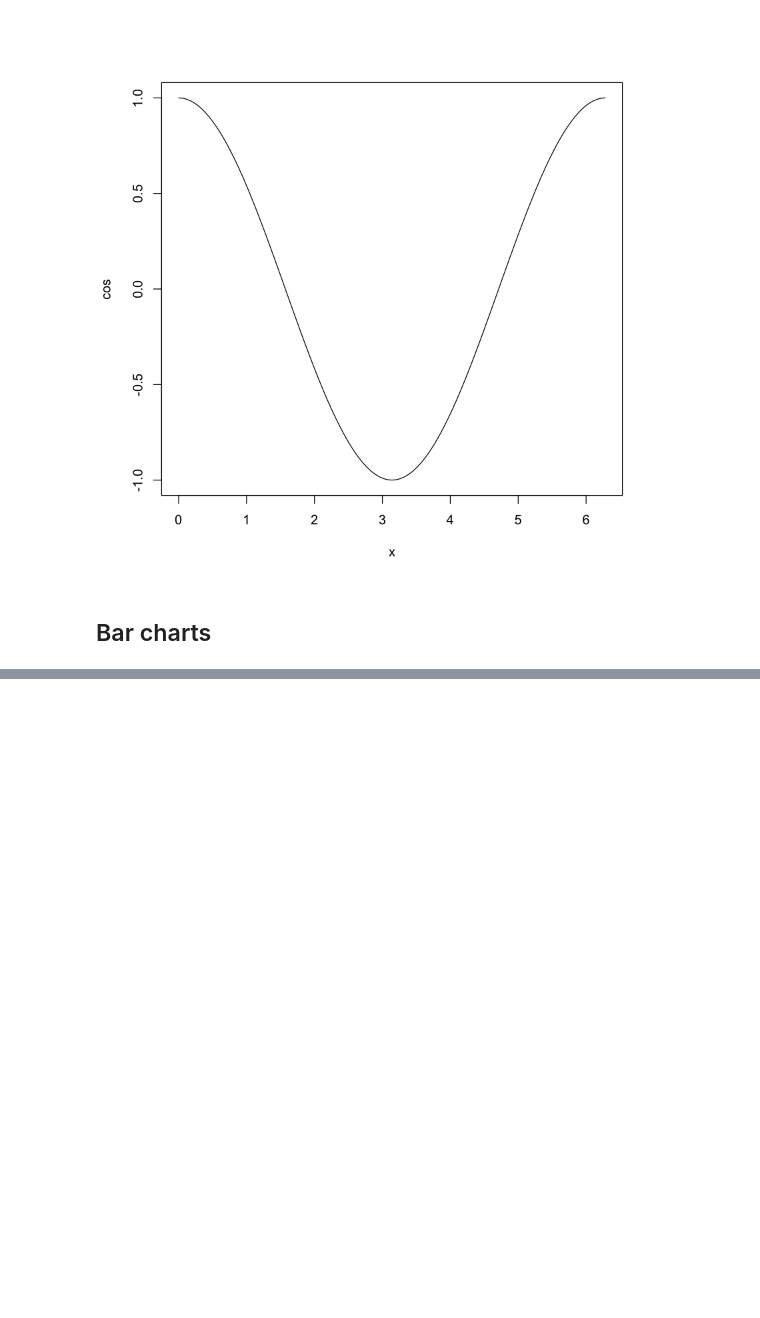
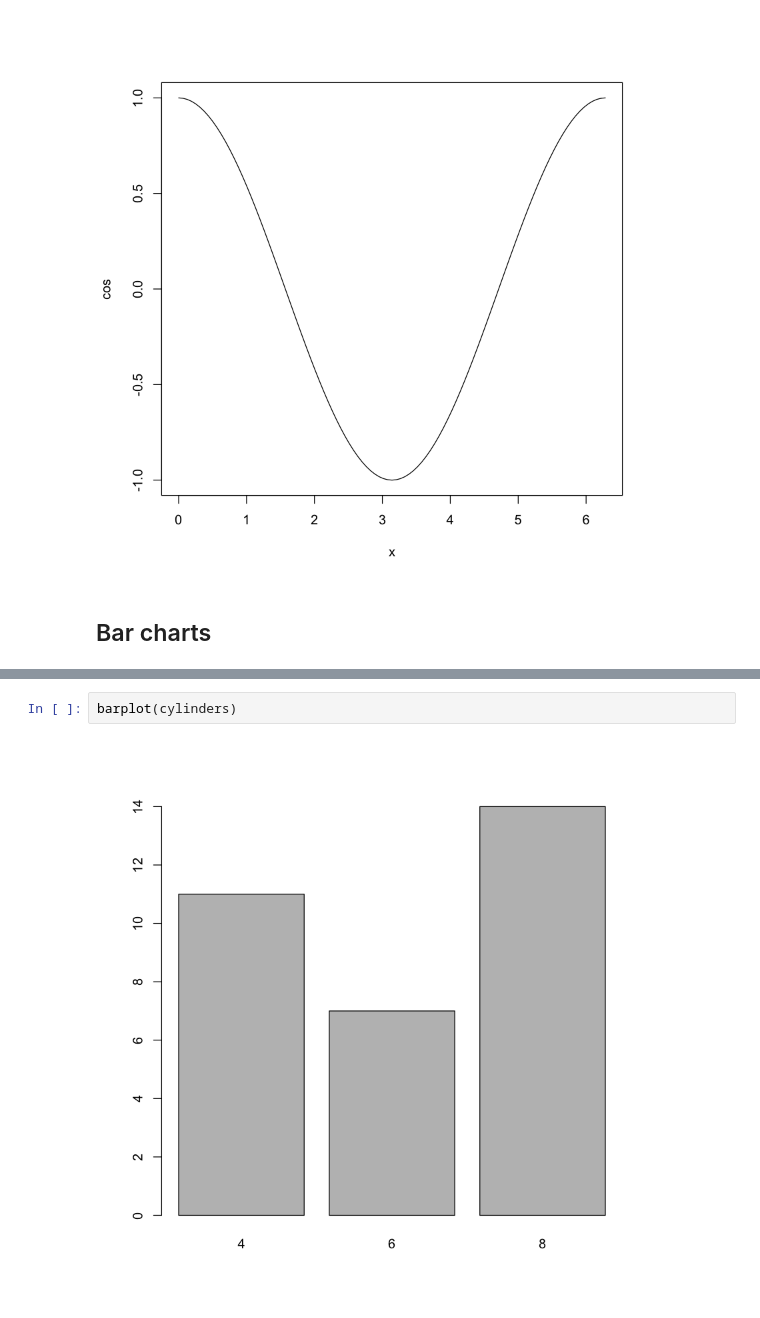
Before and after one commit to i-knock/mixed_methods, a Jupyter notebook: freecodecamp/fcc_tutorial.ipynb, the cells around one changed output, grey strips where cells are left out. Drawn from its saved outputs; the diff is of its cells as text; blank space fills up the shorter version.

```diff
--- a/freecodecamp/fcc_tutorial.ipynb
+++ b/freecodecamp/fcc_tutorial.ipynb
@@ -157,0 +181,4 @@ plot(cos, 0, 2*pi) # Look at how the range is specified!
+# %%
+barplot(cylinders)
+# %% [output]
+[figure, added]
```
Also changed, not shown: parts of 30 cells of this notebook, 11 other files.
